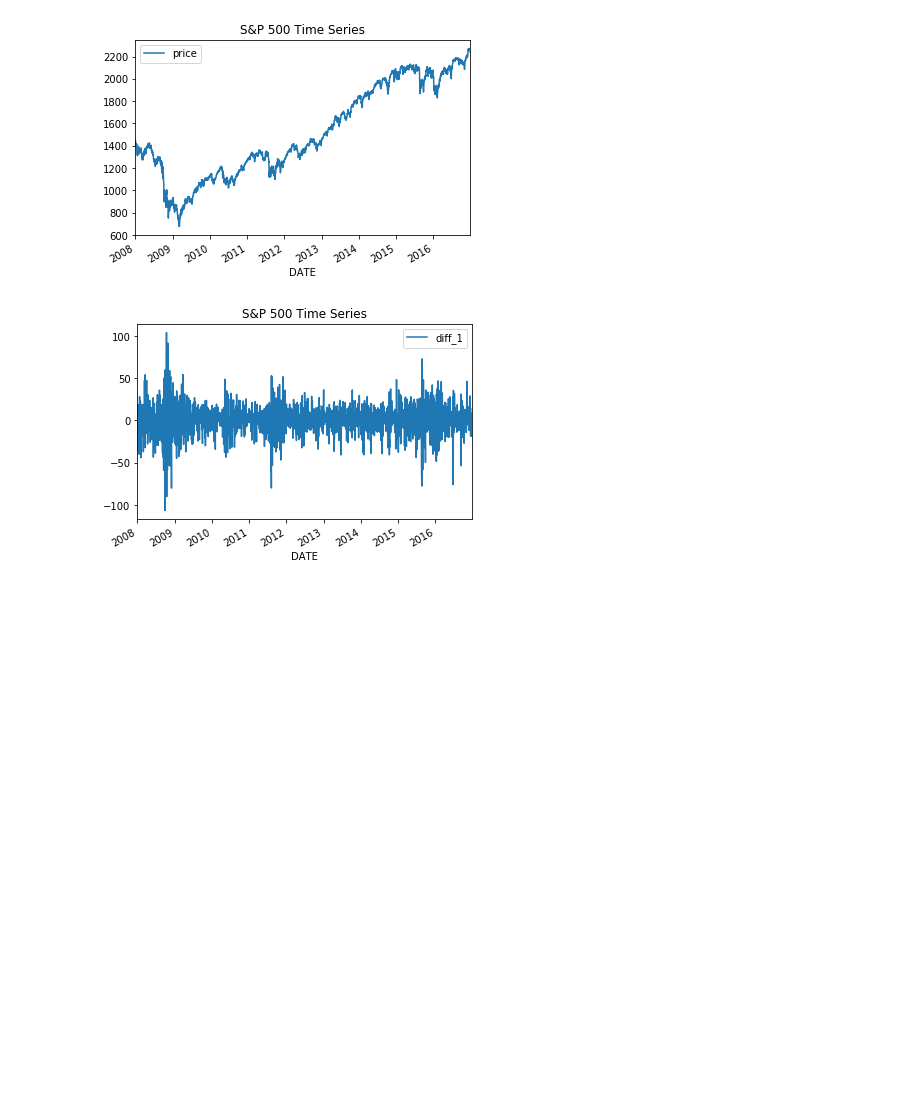
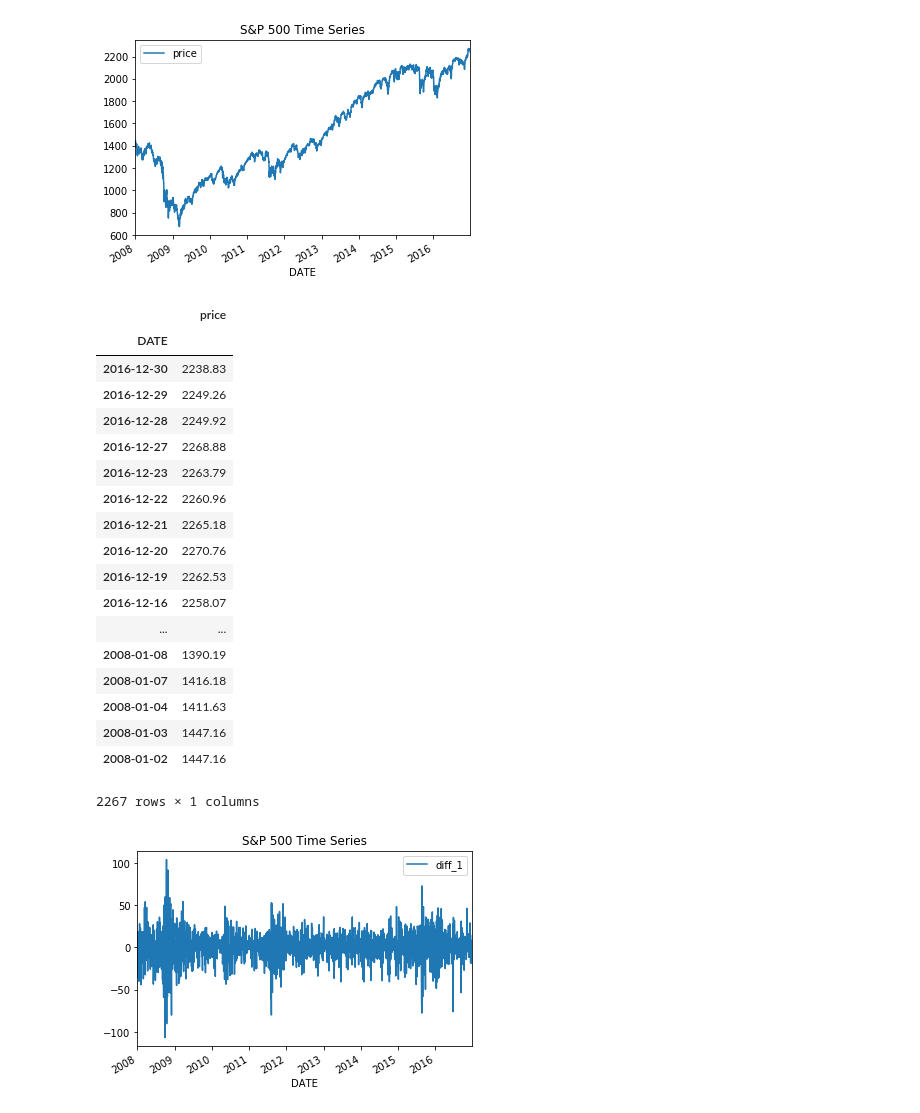
Before and after one commit to ThompsonL/ThinkfulProjects, a Jupyter notebook: Thinkful Data Science Course/Unit6 Specialization/Time Series/StockPricing.ipynb, the cells around one changed output. Drawn from its saved outputs; the diff is of its cells as text; code cells hidden in the pictures; blank space fills up the shorter version.

```diff
--- a/Thinkful Data Science Course/Unit6 Specialization/Time Series/StockPricing.ipynb
+++ b/Thinkful Data Science Course/Unit6 Specialization/Time Series/StockPricing.ipynb
@@ -45,6 +45,30 @@ plt.title('S&P 500 Time Series')
 plt.show()
 # %% [output]
 [figure]
+# %%
+sp_data.drop(['DATE', 'SP500'], axis = 1, inplace = True)
+# %%
+sp_data.sort_index(ascending = False)
+# %% [output]
+|  | price |
+| DATE |  |
+| 2016-12-30 | 2238.83 |
+| 2016-12-29 | 2249.26 |
+| 2016-12-28 | 2249.92 |
+| 2016-12-27 | 2268.88 |
+| 2016-12-23 | 2263.79 |
+| 2016-12-22 | 2260.96 |
+| 2016-12-21 | 2265.18 |
+| 2016-12-20 | 2270.76 |
+| 2016-12-19 | 2262.53 |
+| 2016-12-16 | 2258.07 |
+| ... | ... |
+| 2008-01-08 | 1390.19 |
+| 2008-01-07 | 1416.18 |
+| 2008-01-04 | 1411.63 |
+| 2008-01-03 | 1447.16 |
+| 2008-01-02 | 1447.16 |
+2267 rows × 1 columns
 # %%
 sp_data['diff_1'] = sp_data.price - sp_data.price.shift() #yt-yt-1
 sp_data.plot(y='diff_1')
```
Also changed, not shown: parts of 27 cells of this notebook, 5 other files.
